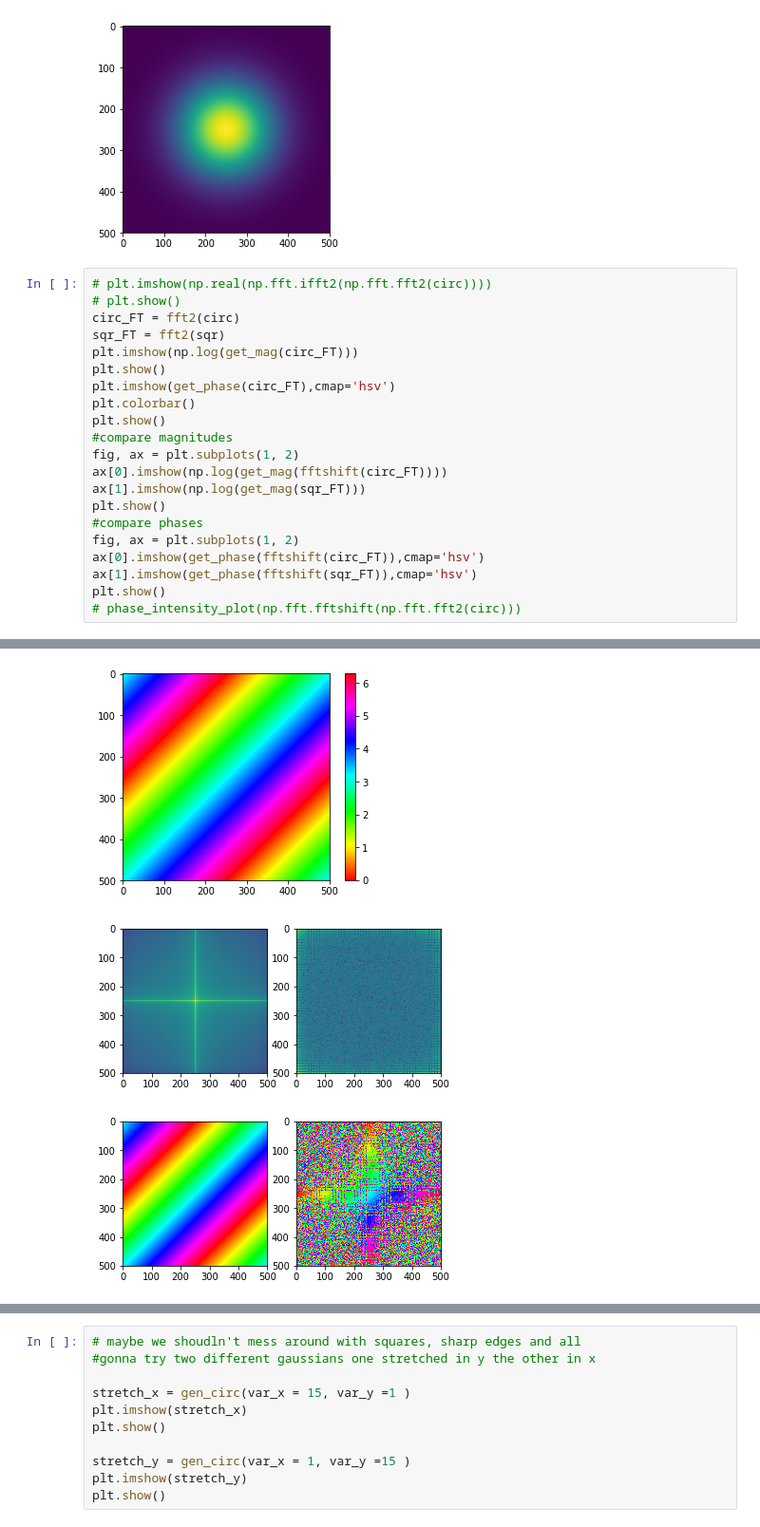
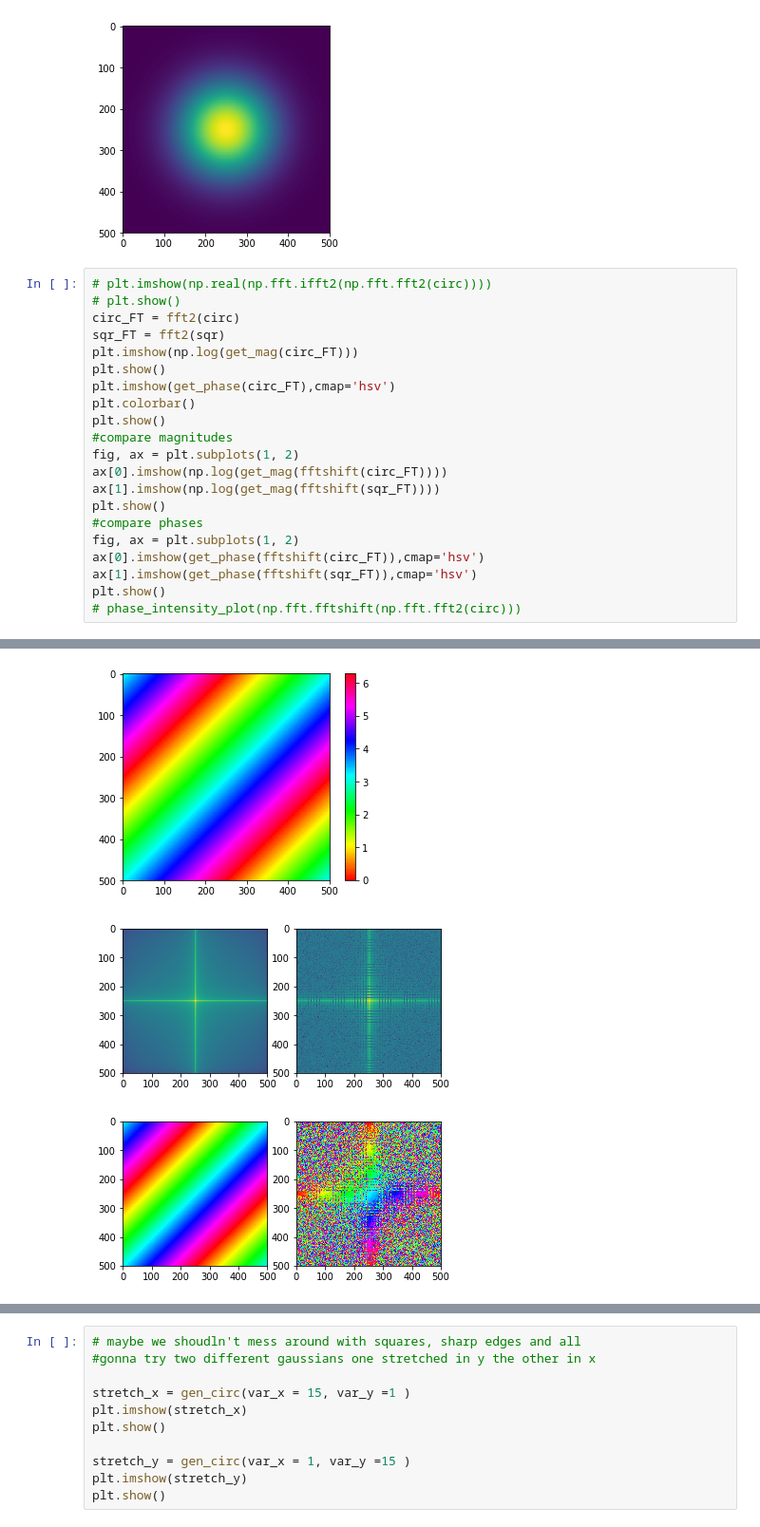
Before and after one commit to Hekstra-Lab/phase-retrieval, a Jupyter notebook: test_mixing.ipynb, the cells around one changed output, grey strips where cells are left out. Shown: that part at 95% size. Cells and saved outputs as stored; diff of their text form.

```diff
--- a/test_mixing.ipynb
+++ b/test_mixing.ipynb
@@ -39,27 +39,27 @@ plt.imshow(circ)
 # %%
 # plt.imshow(np.real(np.fft.ifft2(np.fft.fft2(circ))))
 # plt.show()
 circ_FT = fft2(circ)
 sqr_FT = fft2(sqr)
 plt.imshow(np.log(get_mag(circ_FT)))
 plt.show()
 plt.imshow(get_phase(circ_FT),cmap='hsv')
 plt.colorbar()
 plt.show()
 #compare magnitudes
 fig, ax = plt.subplots(1, 2)
 ax[0].imshow(np.log(get_mag(fftshift(circ_FT))))
-ax[1].imshow(np.log(get_mag(sqr_FT)))
+ax[1].imshow(np.log(get_mag(fftshift(sqr_FT))))
 plt.show()
 #compare phases
 fig, ax = plt.subplots(1, 2)
 ax[0].imshow(get_phase(fftshift(circ_FT)),cmap='hsv')
 ax[1].imshow(get_phase(fftshift(sqr_FT)),cmap='hsv')
 plt.show()
 # phase_intensity_plot(np.fft.fftshift(np.fft.fft2(circ)))
 # %% [output]
 [figure]
 [figure]
-[figure, old version]
+[figure, new version]
-[figure, old version]
+[figure, new version]
 # %%
```
Also changed, not shown: parts of 13 cells of this notebook, 1 other file.
